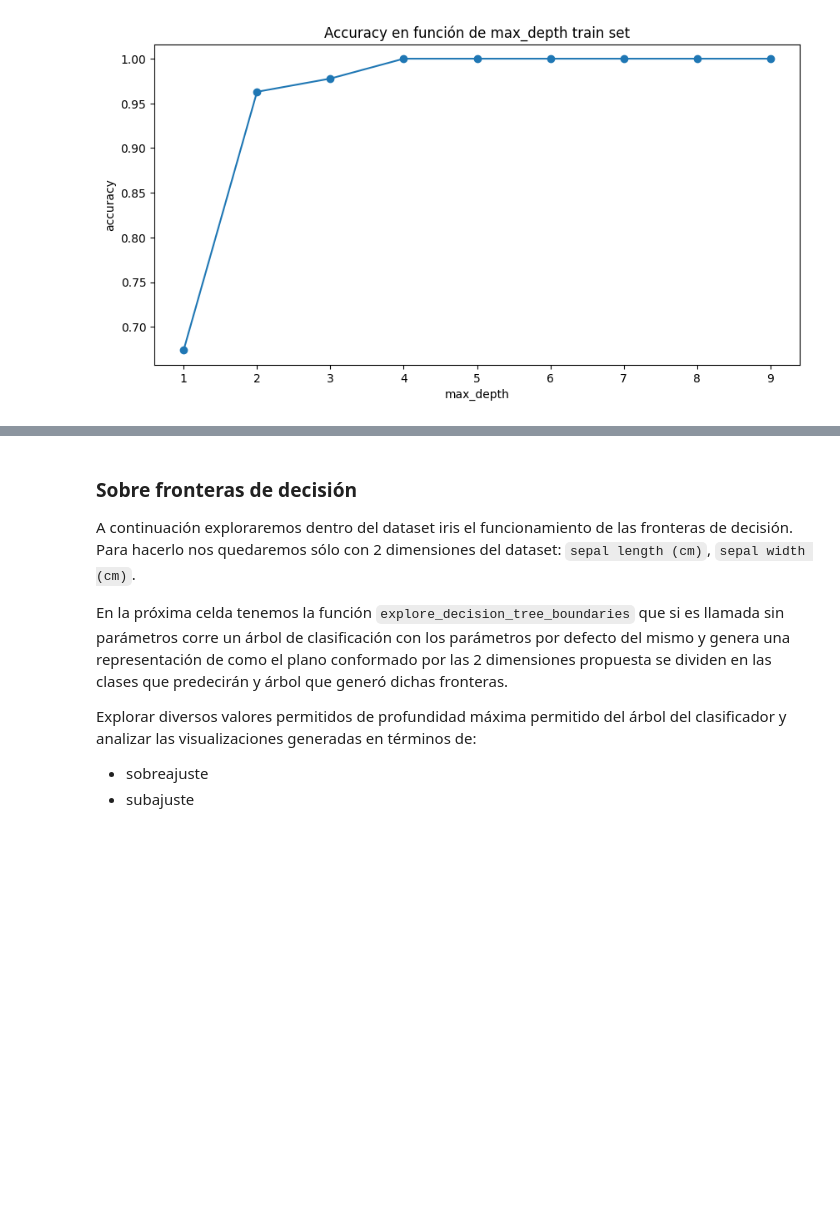
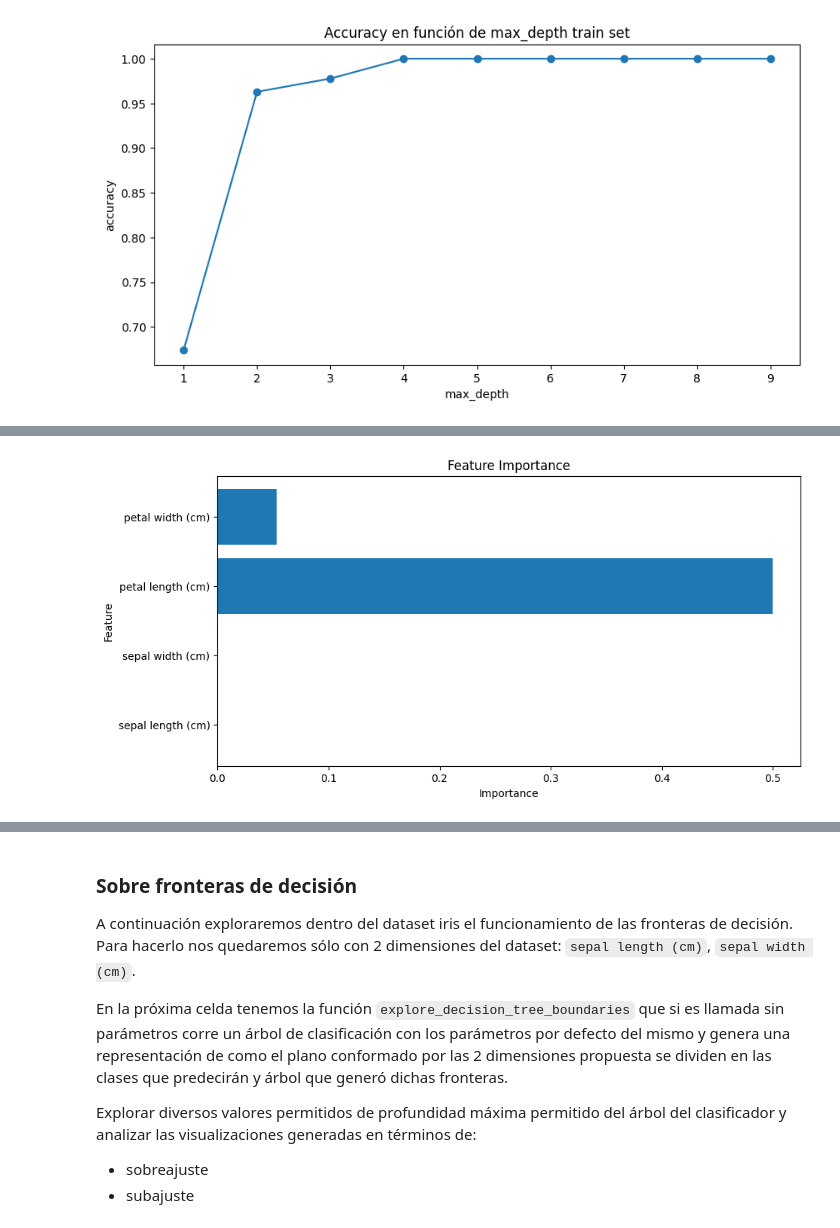
Before and after one commit to machulsky61/Aprendizaje-Automatico, a Jupyter notebook: Notebooks/notebook_03_arboles_de_decision_sklearn-published.ipynb, the cells around one changed output, grey strips where cells are left out. Saved outputs shown, nothing was run; the diff lists cells and outputs as text; code cells hidden in the pictures; blank space fills up the shorter version.

```diff
--- a/Notebooks/notebook_03_arboles_de_decision_sklearn-published.ipynb
+++ b/Notebooks/notebook_03_arboles_de_decision_sklearn-published.ipynb
@@ -415,3 +485,22 @@ plt.show()
+# %%
+#Evaluar la importancia de features utilizando `permutation_importance`, graficar.
+
+from sklearn.inspection import permutation_importance
+# Perform permutation importance
+result = permutation_importance(arbol, X_test, y_test, n_repeats=10, random_state=42)
+
+# Get feature importances
+importance = result.importances_mean
+
+# Plot feature importances
+plt.barh(range(len(importance)), importance, align='center')
+plt.yticks(range(len(importance)), iris_dataset.feature_names)
+plt.xlabel('Importance')
+plt.ylabel('Feature')
+plt.title('Feature Importance')
+plt.show()
+# %% [output]
+[figure, added]
 # %%
 # !pip3 install pydotplus
 # También instalar Graphviz. (en ubuntu: sudo apt-get install graphviz)
```
Also changed, not shown: parts of 8 cells of this notebook.
